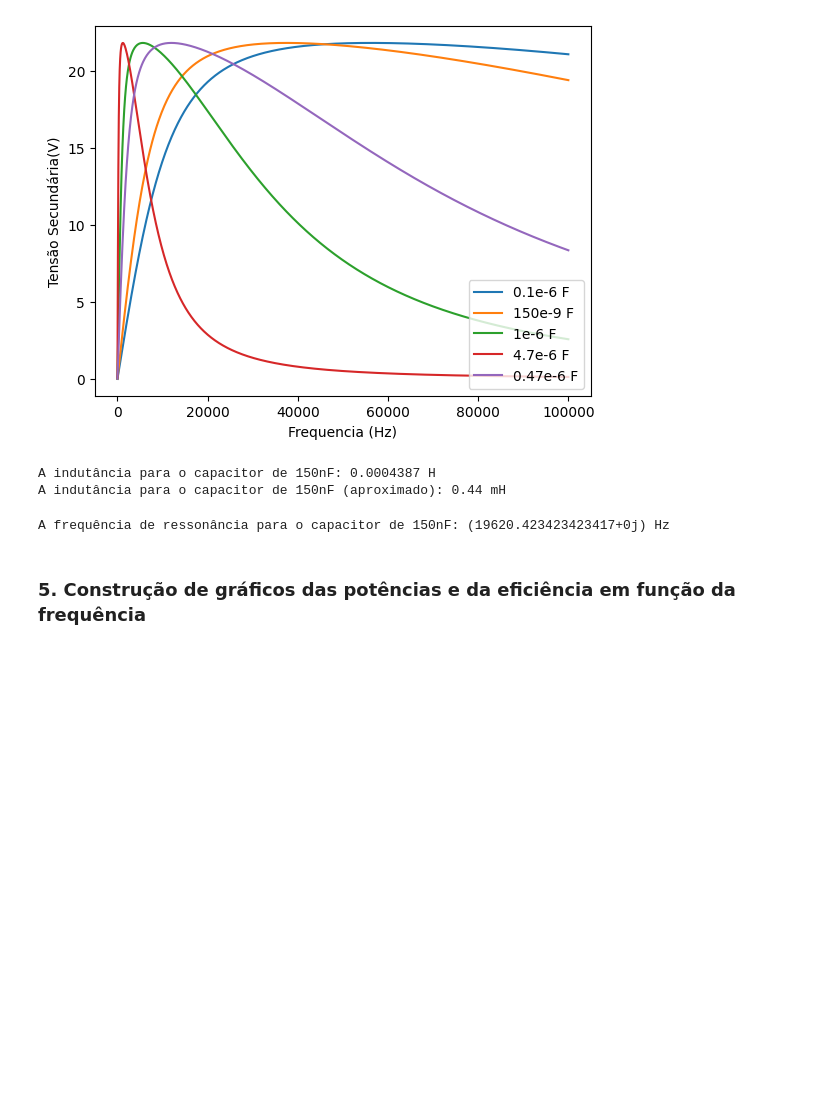
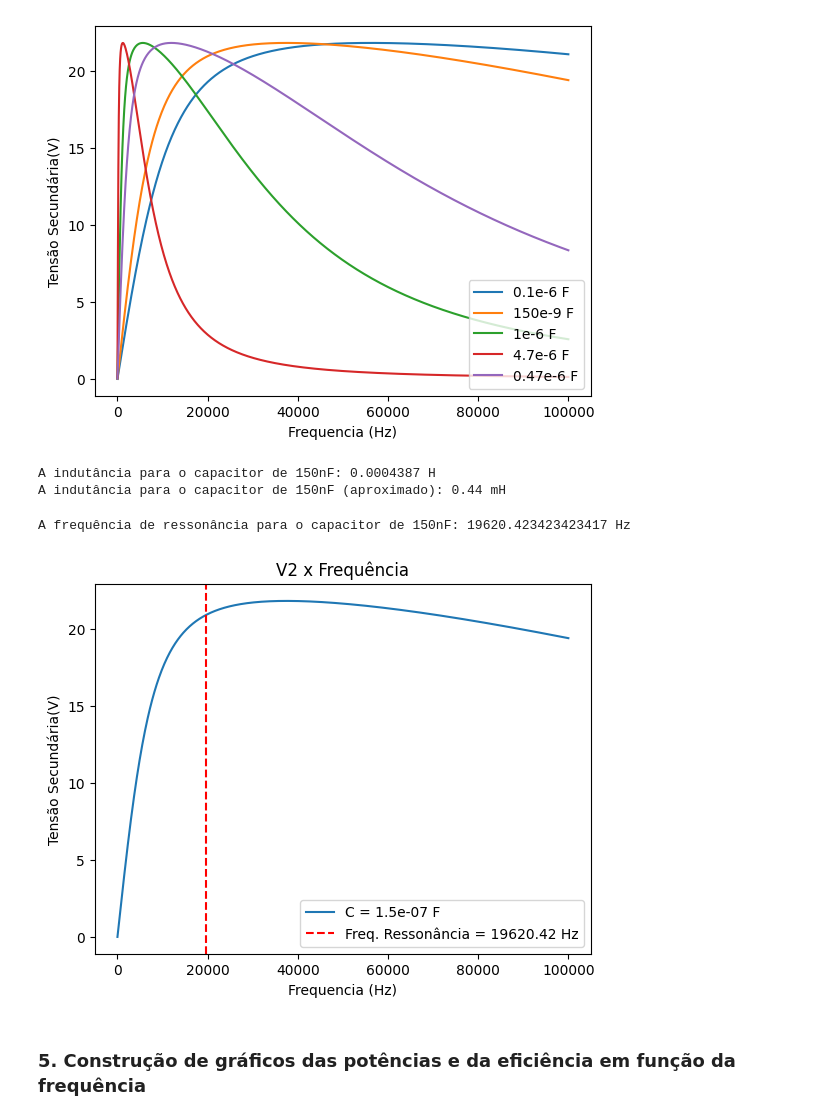
Before and after one commit to gustavoeso/Projeto_mag_2023.2, a Jupyter notebook: projeto.ipynb, the cells around one changed output. Cells and saved outputs as stored; diff of their text form; code cells hidden in the pictures; blank space fills up the shorter version.

```diff
--- a/projeto.ipynb
+++ b/projeto.ipynb
@@ -90,7 +109,7 @@ K_ideal = 0.13013013013013014 # Está no último bloco do código - f = 20000 kH
 v_real = 9*2/pi
 
 for freq in lista_freq:
-    I1_1, I2_1 = CalcularTransformador_projeto2(v_real, R1, R2, Rc, L1, L2, C, K_ideal, freq)
+    I1_1, I2_1, _ = CalcularTransformador_projeto2(v_real, R1, R2, Rc, L1, L2, C, K_ideal, freq)
     lista_i1_2.append(abs(I1_1))
     lista_i2_2.append(abs(I2_1))
 
@@ -214,9 +233,39 @@ A indutância para o capacitor de 150nF: 0.0004387 H
 A indutância para o capacitor de 150nF (aproximado): 0.44 mH
 # %%
 freq_ressonancia = CalculaFrequenciaRessonancia(L, C)
-print(f'A frequência de ressonância para o capacitor de 150nF: {freq_ressonancia} Hz')
+print(f'A frequência de ressonância para o capacitor de 150nF: {freq_ressonancia.real} Hz')
 # %% [output]
-A frequência de ressonância para o capacitor de 150nF: (19620.423423423417+0j) Hz
+A frequência de ressonância para o capacitor de 150nF: 19620.423423423417 Hz
+# %%
+Rc = 100
+C = 150e-9
+lista_freq = np.linspace(1, 100000, 1000)
+lista_V2 = []
+
+# Cálculo para cada frequência
+for freq in lista_freq:
+    L = 1/((freq**2)*(4*pi**2)*C)
+    I1, I2 = CalcularTransformador_projeto(v_real, 1, 1, Rc, L, C, 0.2, freq)
+    XC = 1/(1j*freq*2*pi*C)
+    V2 = I2*((Rc*XC)/(Rc+XC))
+    lista_V2.append(abs(V2))
+
+# Encontrar a frequência de ressonância (máxima tensão no secundário)
+freq_max = lista_freq[np.argmax(lista_V2)]
+
+# Plotagem do gráfico
+plt.plot(lista_freq, lista_V2, label=f"C = {C} F")
+plt.axvline(x=freq_ressonancia.real, color='r', linestyle='--')
+plt.xlabel("Frequencia (Hz)")
+plt.ylabel("Tensão Secundária(V)")
+plt.legend([f"Freq. Ressonância = {freq_ressonancia.real:.2f} Hz"], loc='lower right')
+# Truque para adicionar legenda à linha vertical
+plt.plot([], [], color='r', linestyle='--', label=f"Freq. Ressonância = {freq_ressonancia.real:.2f} Hz")
+plt.legend(loc='lower right')
+plt.title("V2 x Frequência")
+plt.show()
+# %% [output]
+[figure, added]
 # %% [markdown]
 ### 5. Construção de gráficos das potências e da eficiência em função da frequência
 # %%
```
Also changed, not shown: parts of 8 cells of this notebook.
